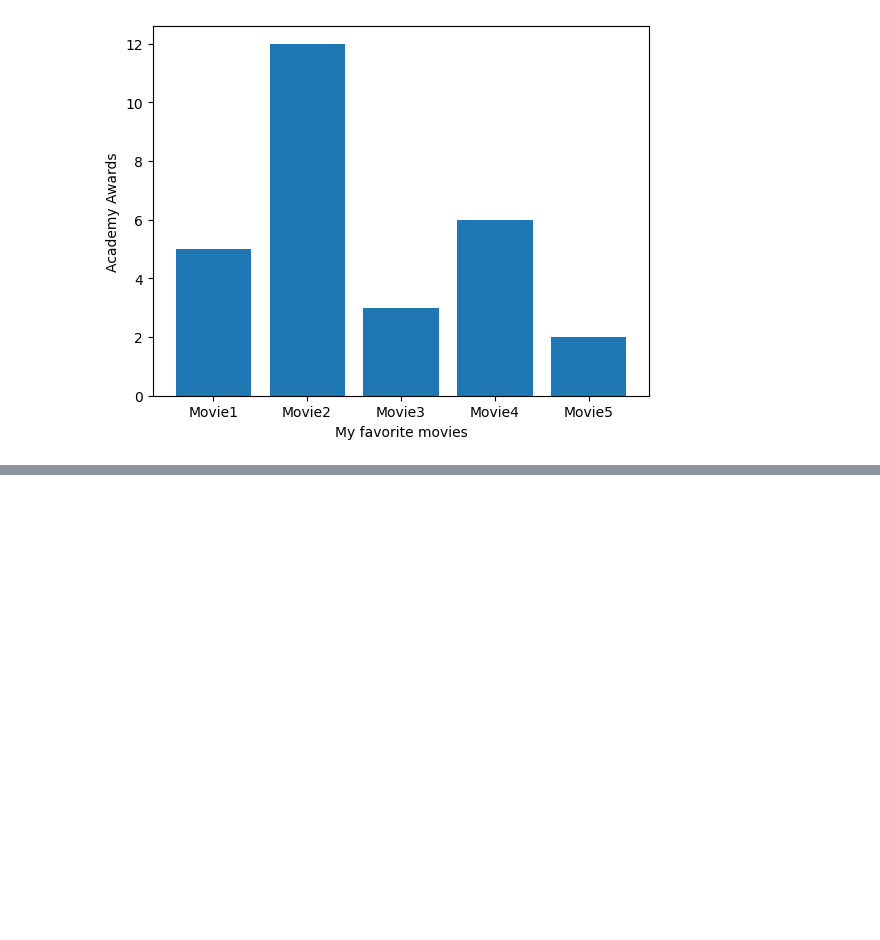
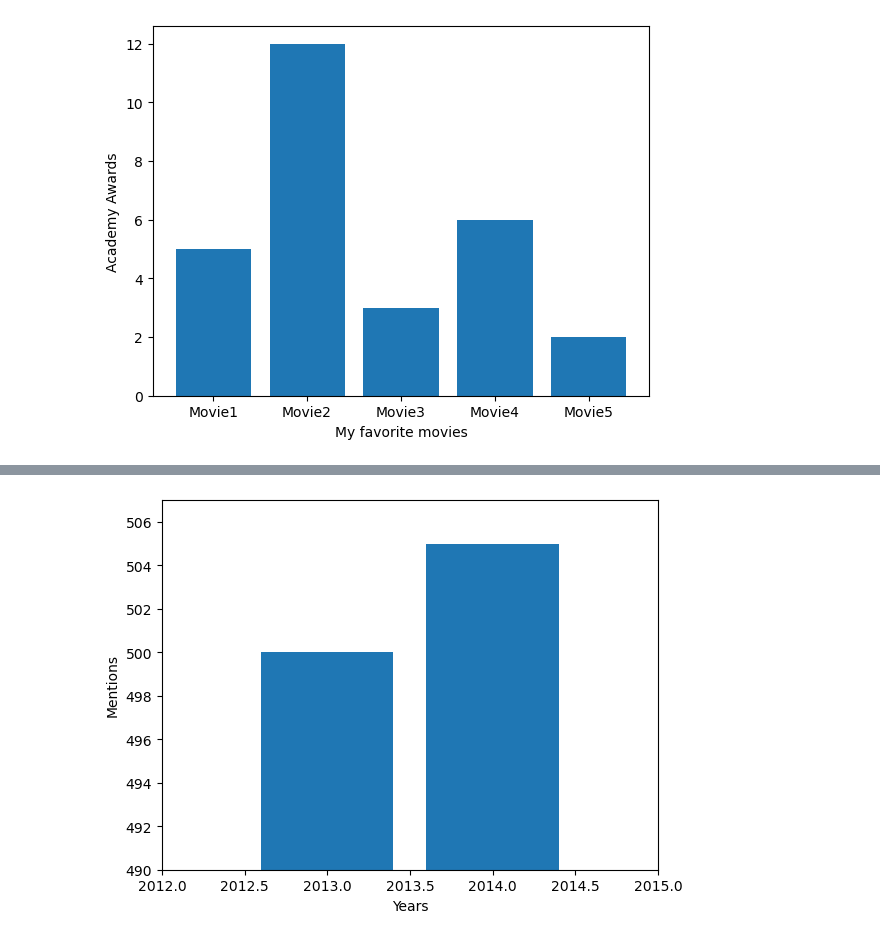
Before and after one commit to Navyn27/Data-Presentation, a Jupyter notebook: Showing-data.ipynb, the cells around one changed output, grey strips where cells are left out. Saved outputs shown, nothing was run; the diff lists cells and outputs as text; code cells hidden in the pictures; blank space fills up the shorter version.

```diff
--- a/Showing-data.ipynb
+++ b/Showing-data.ipynb
@@ -33,0 +63,17 @@ plt.show()
+# %%
+# Task 1
+
+from matplotlib import pyplot as plt
+
+mentions = [500, 505]
+years = [2013, 2014]
+
+plt.xlabel("Years")
+plt.ylabel("Mentions")
+
+plt.axis([2012,2015,490,507])
+plt.bar(years,mentions)
+
+plt.show()
+# %% [output]
+[figure, added]
```
Also changed, not shown: parts of 6 cells of this notebook.
